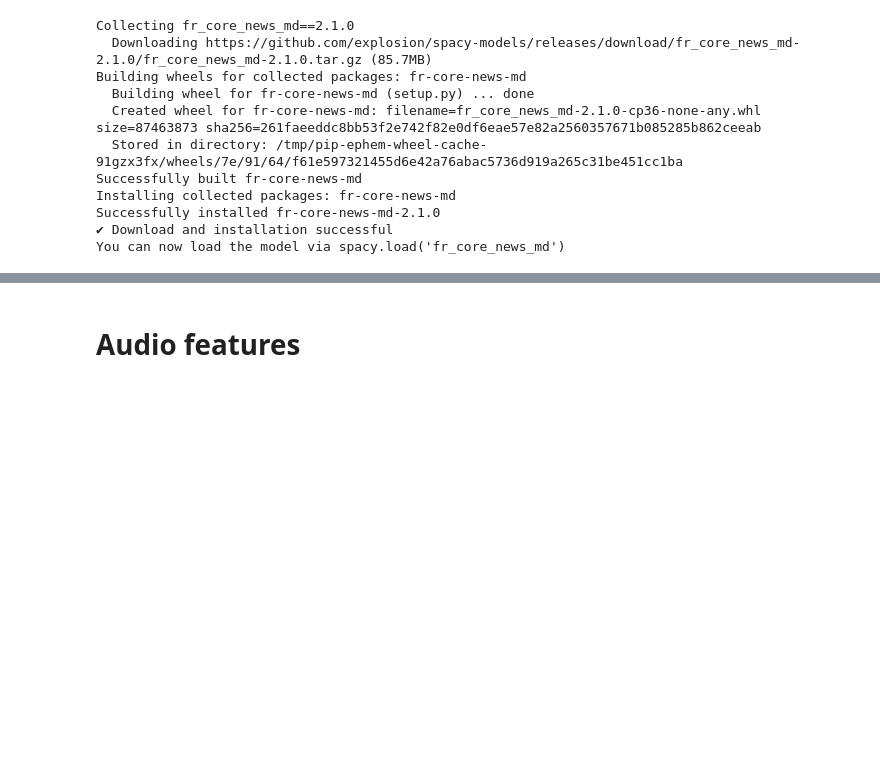
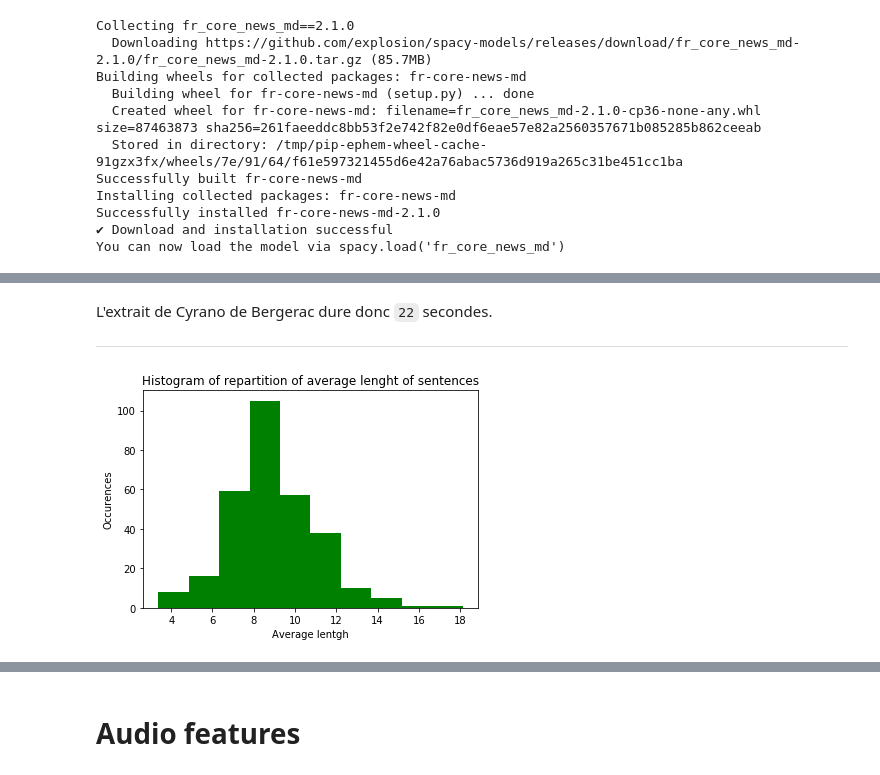
Before and after one commit to vincentnam/Project-Archean, a Jupyter notebook: ChallengeM2SID_2019.ipynb, the cells around one changed output, grey strips where cells are left out. Saved outputs shown, nothing was run; the diff lists cells and outputs as text; code cells hidden in the pictures; blank space fills up the shorter version.

```diff
--- a/ChallengeM2SID_2019.ipynb
+++ b/ChallengeM2SID_2019.ipynb
@@ -814,3 +982,16 @@ print(dic_doc_len_video['226_6.xml'])
+# %% [markdown]
+L'extrait de Cyrano de Bergerac dure donc `22` secondes.
+
+
+---
 # %%
 dic_len_sentence, dic_nb_sentence = get_length_sentences_nb(dic_docs_sent,
                                                             dic_doc_len_video)
+# %%
+plt.hist(dic_len_sentence.values(), color ='g' )
+plt.xlabel('Average lentgh')
+plt.ylabel('Occurences')
+plt.title('Histogram of repartition of average lenght of sentences')
+plt.show()
+# %% [output]
+[figure, added]
```
Also changed, not shown: parts of 113 cells of this notebook.
